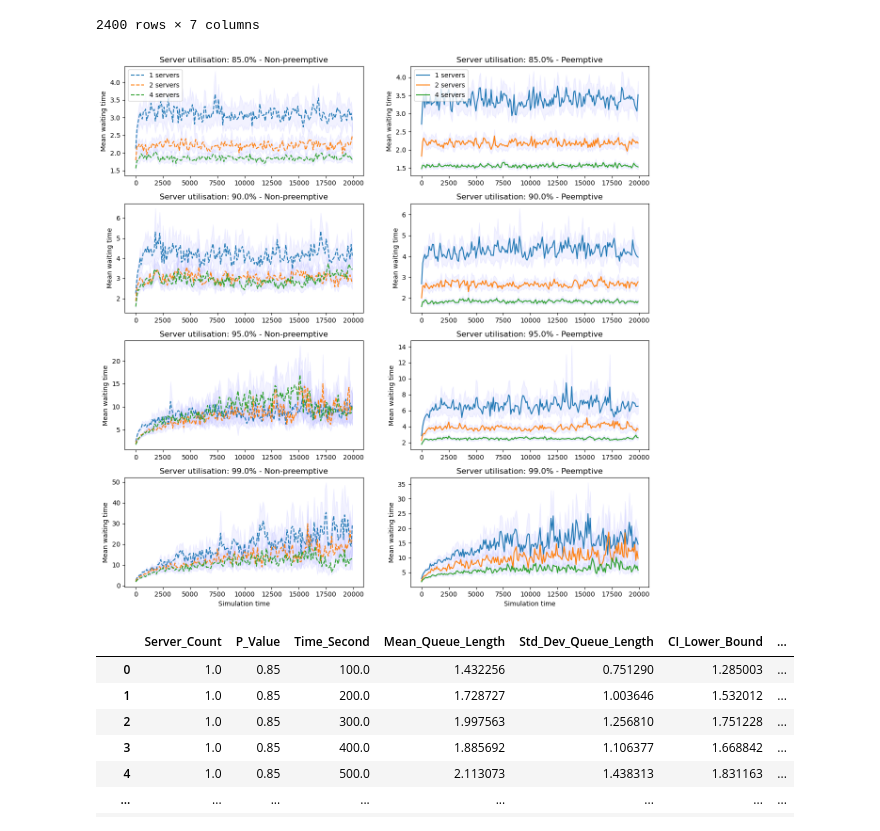
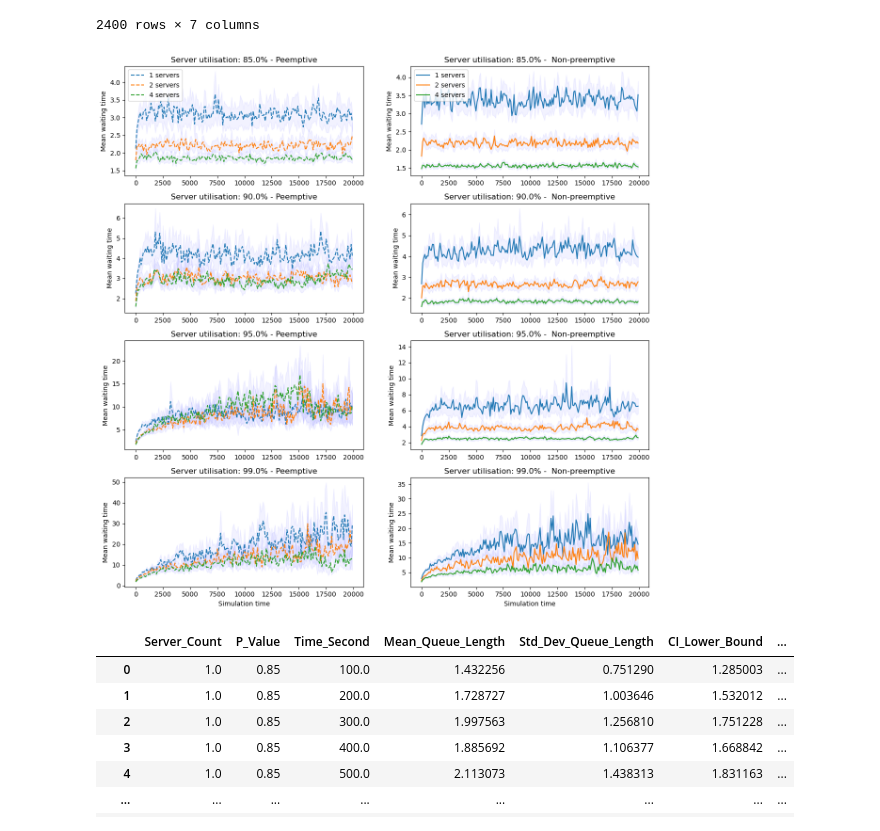
Before and after one commit to iliasoroka1/Discrete_Event_Simulation, a Jupyter notebook: Jacimovic_15278247_Malash_15179192_Soroka_2834023_Assignment_1.ipynb, the cells around one changed output. Saved outputs shown, nothing was run; the diff lists cells and outputs as text; code cells hidden in the pictures.

```diff
--- a/Jacimovic_15278247_Malash_15179192_Soroka_2834023_Assignment_1.ipynb
+++ b/Jacimovic_15278247_Malash_15179192_Soroka_2834023_Assignment_1.ipynb
@@ -185,10 +169,3 @@ print(f"Total customers served: {len(total_waiting_time)}")
 # %% [output]
 []
 Total customers served: 828
-# %%
-x = []
-y = []
-for i in q_arr:
-    x.append(i[0])
-    y.append(i[1])
-plt.plot(x, y)
@@ -755,9 +618,7 @@ waiting_time_general_stat_non_pre
 | 11 | 4.0 | 0.99 | 10.504198 | 171.869039 | 78300.16 | 449.940345 | ... |
 12 rows × 24 columns
 # %%
-import matplotlib.pyplot as plt
-import matplotlib.gridspec as gridspec
-
+warnings.simplefilter(action='ignore', category=UserWarning)
 def extract_res_for_plt(dataframe, numb_serv, p_val):
     mask_severs = dataframe["Server_Count"] == numb_serv
     mask_p_value =  dataframe["P_Value"] == p_val
@@ -782,7 +643,7 @@ for i, util in enumerate([0.85, 0.9, 0.95, 0.99]):
         ax1.fill_between(ma, low, up, color='b', alpha=0.05)
 
     ax1.set_ylabel("Mean queue")
-    ax1.set_title(f"Server utilisation: {util*100}% - Non-preemptive")
+    ax1.set_title(f"Server utilisation: {util*100}% - Peemptive")
     if i == 0:
         ax1.legend(loc='upper left')
 
@@ -794,7 +655,7 @@ for i, util in enumerate([0.85, 0.9, 0.95, 0.99]):
         ax2.fill_between(ma, low, up, color='b', alpha=0.05)
 
     ax2.set_ylabel("Mean queue")
-    ax2.set_title(f"Server utilisation: {util*100}% - Peemptive")
+    ax2.set_title(f"Server utilisation: {util*100}% -  Non-preemptive")
     if i == 0:
         ax2.legend(loc='upper left')
 
@@ -809,7 +670,4 @@ plt.show()
 # %%
-import matplotlib.pyplot as plt
-import seaborn as sns
-
 def plot_heatmap(df, col_name, ax, rn, col):
     heatmap_data = df.pivot_table(index='Server_Count', columns='P_Value', values=col_name, aggfunc=np.mean)
     sns.heatmap(heatmap_data, annot=True, cmap=col, fmt=".2f", ax=ax)
@@ -820,7 +678,7 @@ def plot_heatmap(df, col_name, ax, rn, col):
 fig, axs = plt.subplots(3, 2, figsize=(10, 12))
 
 of_int = ["Mean_queue","Mean_queue", "Customers_Served",  "Customers_Served",  "Mean_Waiting_time", "Mean_Waiting_time",]
-of_int_norm = ["Mean Queue (Preemptive)", "Mean Queue (Non-Preemptive)", "Customers Served (Preemptive)", "Customers Served (Non-Preemptive)", "Mean Waiting Time (Preemptive)", "Mean Waiting Time  (Non-Preemptive)"]
+of_int_norm = ["Mean Queue (Non-Preemptive)", "Mean Queue (Preemptive)", "Customers Served (Non-Preemptive)", "Customers Served (Preemptive)", "Mean Waiting Time (Non-Preemptive)", "Mean Waiting Time  (Preemptive)"]
 
 for i, col_name in enumerate(of_int):
     ax = axs[i//2, i%2]
@@ -849,8 +707,8 @@ mean_std_ci_waiting_time_non_pre
 | 2399 | 4.0 | 0.99 | 20000.0 | 13.332152 | 29.491833 | 7.551752 | ... |
 2400 rows × 7 columns
 # %%
-import matplotlib.pyplot as plt
-import matplotlib.gridspec as gridspec
+
+warnings.simplefilter(action='ignore', category=UserWarning)
 
 def extract_res_for_plt(dataframe, numb_serv, p_val):
     mask_severs = dataframe["Server_Count"] == numb_serv
@@ -870,36 +728,36 @@ for i, util in enumerate([0.85, 0.9, 0.95, 0.99]):
 
     ax1 = plt.Subplot(fig, inner_grid[0])
     fig.add_subplot(ax1)
     for pp in serv:
         y, low, up = extract_res_for_plt(mean_std_ci_waiting_time_non_pre, pp, util)
         ax1.plot(ma, y, label=f"{pp} servers", linestyle='--')
         ax1.fill_between(ma, low, up, color='b', alpha=0.05)
 
     ax1.set_ylabel("Mean waiting time")
-    ax1.set_title(f"Server utilisation: {util*100}% - Non-preemptive")
+    ax1.set_title(f"Server utilisation: {util*100}% - Peemptive")
     if i == 0:
         ax1.legend(loc='upper left')
 
     ax2 = plt.Subplot(fig, inner_grid[1])
     fig.add_subplot(ax2)
     for pp in serv:
         y, low, up = extract_res_for_plt(mean_std_ci_waiting_time, pp, util)
         ax2.plot(ma, y, label=f"{pp} servers")
         ax2.fill_between(ma, low, up, color='b', alpha=0.05)
 
     ax2.set_ylabel("Mean waiting time")
-    ax2.set_title(f"Server utilisation: {util*100}% - Peemptive")
+    ax2.set_title(f"Server utilisation: {util*100}% -  Non-preemptive")
     if i == 0:
         ax2.legend(loc='upper left')
 
     if i == 3:  # Add X-label only to the last subplot
         ax1.set_xlabel("Simulation time")
         ax2.set_xlabel("Simulation time")
 
 plt.tight_layout()
 plt.show()
 # %% [output]
-[figure, old version]
+[figure, new version]
 # %%
 mean_queue_lengths_non_pe
 # %% [output]
```
Also changed, not shown: parts of 7 cells of this notebook, 1 other file.
